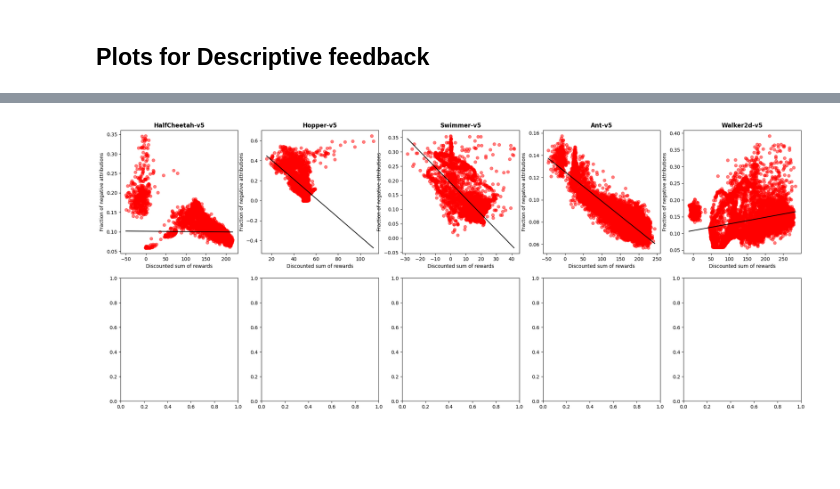
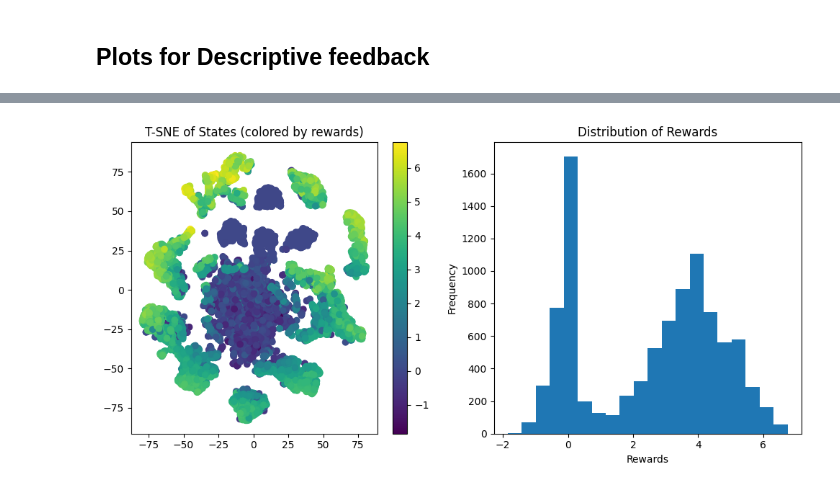
Before and after one commit to ymetz/multi-type-feedback, a Jupyter notebook: rlhf/Generate_Appendix_A_Plots.ipynb, the cells around one changed output, grey strips where cells are left out. Cells and saved outputs as stored; diff of their text form; code cells hidden in the pictures; blank space fills up the shorter version.

```diff
--- a/rlhf/Generate_Appendix_A_Plots.ipynb
+++ b/rlhf/Generate_Appendix_A_Plots.ipynb
@@ -289,20 +285,34 @@ plt.savefig("significant_positive_attributions_vs_discounted_sum_of_rewards.png"
-# %%
-# make grid plot showing significant negative attributions (y-axis) vs. discounted sum of rewards (x-axis) for each environment
-
-fig, axs = plt.subplots(2, 5, figsize=(25, 10))
-
-for i, env in enumerate(environments):
-
-        ax = axs[i // 5, i % 5]
-        for data in results[env]:
-            ax.plot(data[0], data[2], 'o', alpha=0.5, color="red")
-
-            b, a = np.polyfit(data[0], data[2], deg=1)
-            xseq = np.linspace(np.min(data[0]), np.max(data[0]))
-            # Plot regression line
-            ax.plot(xseq, a + b * xseq, color="k")
-        ax.set_title(env, fontweight='bold')
-        ax.set_xlabel("Discounted sum of rewards")
-        ax.set_ylabel("Fraction of negative attributions")
-# %% [output]
-[figure, removed]
+# %%
+for i, env in enumerate(environments):
+
+    env_name = env if 'ALE' not in env else env.replace('/', '-')
+    env_plot_data = plot_data[env]
+
+    # Helper function
+    # 2. Descriptive Feedback Visualization
+    plt.figure(figsize=(10, 5))
+
+    # Extract states and rewards from cluster descriptions
+    states = np.array([desc[0] for desc in env_plot_data["description"]])
+    rewards = np.array([desc[2] for desc in env_plot_data["description"]])
+
+    # T-SNE visualization
+    tsne = TSNE(n_components=2, random_state=42)
+    states_2d = tsne.fit_transform(states)
+
+    plt.subplot(121)
+    scatter = plt.scatter(states_2d[:, 0], states_2d[:, 1], c=rewards, cmap='viridis')
+    plt.colorbar(scatter)
+    plt.title("T-SNE of States (colored by rewards)")
+
+    # Histogram of rewards
+    plt.subplot(122)
+    plt.hist(rewards, bins=20)
+    plt.xlabel("Rewards")
+    plt.ylabel("Frequency")
+    plt.title("Distribution of Rewards")
+
+    plt.tight_layout()
+    plt.savefig(f"{env_name}_descriptive_feedback_analysis.png")
+# %% [output]
+[figure, added]
```
Also changed, not shown: parts of 12 cells of this notebook.
